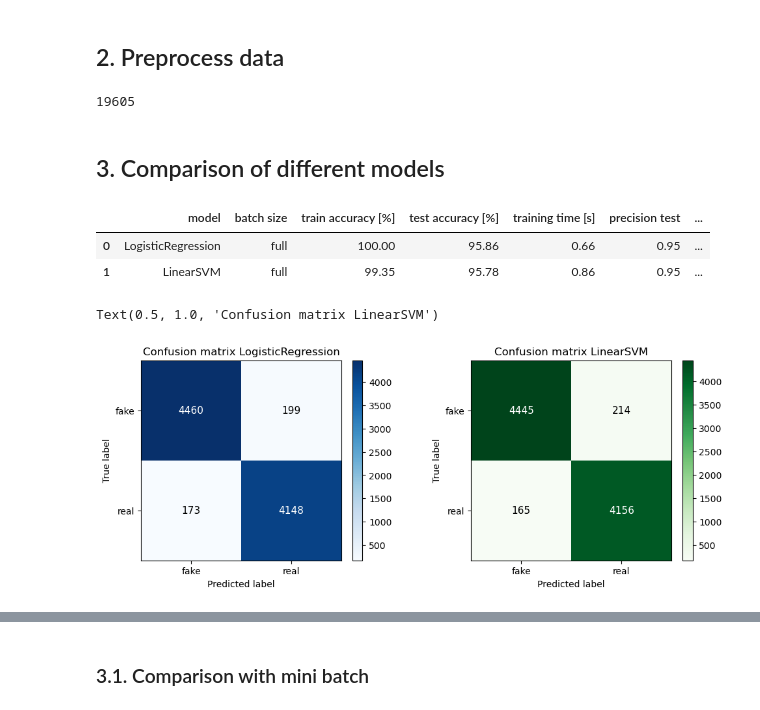
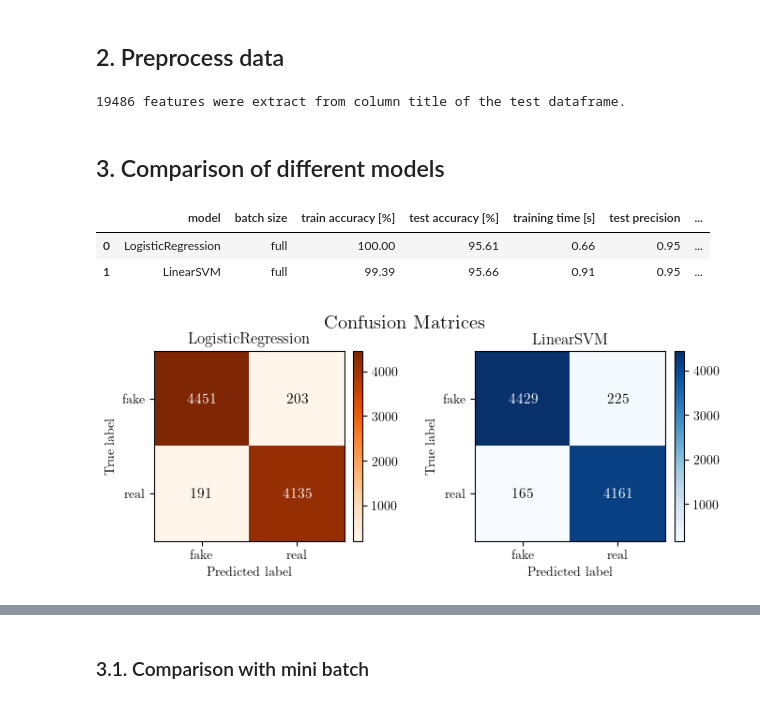
Before and after one commit to PH875/FakeNewsDetection_Project, a Jupyter notebook: fakenews_detection.ipynb, the cells around one changed output, grey strips where cells are left out. Saved outputs shown, nothing was run; the diff lists cells and outputs as text; code cells hidden in the pictures.

```diff
--- a/fakenews_detection.ipynb
+++ b/fakenews_detection.ipynb
@@ -1,16 +1,12 @@
 # %%
-RUN_MINI_BATCH_COMPARISON=False #Turn off for faster run
-SAVE_PLOTS=False
-
-#wordcloud resolution:
-WIDTH=800
-HEIGHT=600
+USE_TEX=True # Set to true to activate latex plots. This requires an installed latex distribution on the device
+SAVE_PLOTS=True # whether to save the plots cretaed in this notebook
+SAVE_TABLES=True # whether to save the tables cretaed in this notebook
 # %%
 #Enable autoreloading of imported modules
 %load_ext autoreload
 %autoreload 2
 
-#Import required packages
 import sys,os
 import matplotlib.pyplot as plt
 import numpy as np
@@ -18,5 +14,11 @@ import pandas as pd
 import scipy.sparse as sp
 from IPython.display import display, clear_output
 
+if USE_TEX: #activate tex for pyplot
+    plt.rcParams.update({
+        "text.usetex": True,
+        "font.family": "serif",
+    })
+
 #Add the repo root (one level up from this notebook) to sys.path
 sys.path.insert(0, os.path.abspath("../"))
@@ -107,9 +112,9 @@ X, offset=standardize_sparse_matrix(X)
 X_train, X_test=X[:len(train_df)], X[len(train_df):]
 # %%
 num_features=X_train.shape[1] #number of extracted features from train_df[column]
-num_features
+print(f"{num_features} features were extract from column {column} of the test dataframe.")
 # %% [output]
-19605
+19486 features were extract from column title of the test dataframe.
 # %% [markdown]
 ## 3. Comparison of different models
 # %%
@@ -128,7 +133,7 @@ import time
 from courselib.utils.metrics import binary_accuracy, precision, recall, f1_score
 
 num_epochs=100 #number of epochs
-bs=len(train_df) #batch size
+bs=len(train_df) #batch size (here full batch)
 
 results=[]
 
@@ -149,42 +154,48 @@ start_LR=time.time()
 metrics_history_LR=model_LR.fit(X_train, Y_train, num_epochs=num_epochs, batch_size=bs, compute_metrics=True, metrics_dict=metrics_dict_LR)
 end_LR=time.time()
 
-start_SVM=time.time()
+start_SVM=time.time() #measure training time
 metrics_history_SVM=model_SVM.fit(X_train, Y_train_neg, num_epochs=num_epochs, batch_size=bs, compute_metrics=True, metrics_dict=metrics_dict_SVM)
 end_SVM=time.time()
-
-
 
 
 results.append({'model':'LogisticRegression', 'batch size': 'full' if bs==len(train_df) else bs,
          'train accuracy [%]':round(metrics_history_LR['train accuracy'][-1],2),
          'test accuracy [%]':round(metrics_history_LR['test accuracy'][-1],2), 'training time [s]': round(end_LR-start_LR,2),
-         'precision test': round(precision(model_LR(X_test), Y_test),2),
-         'recall test': round(recall(model_LR(X_test), Y_test),2),
-         'f1-score test': round(f1_score(model_LR(X_test), Y_test),2)
+         'test precision': round(precision(model_LR(X_test), Y_test),2),
+         'test recall': round(recall(model_LR(X_test), Y_test),2),
+         'test f1-score': round(f1_score(model_LR(X_test), Y_test),2)
          })
 results.append({'model':'LinearSVM', 'batch size': 'full' if bs==len(train_df) else bs,
               'train accuracy [%]':round(metrics_history_SVM['train accuracy'][-1],2),
               'test accuracy [%]':round(metrics_history_SVM['test accuracy'][-1],2), 'training time [s]': round(end_SVM-start_SVM,2),
-              'precision test': round(precision(model_SVM(X_test), Y_test_neg),2),
-              'recall test': round(recall(model_SVM(X_test), Y_test_neg),2),
-              'f1-score test': round(f1_score(model_SVM(X_test), Y_test_neg),2)
+              'test precision': round(precision(model_SVM(X_test), Y_test_neg),2),
+              'test recall': round(recall(model_SVM(X_test), Y_test_neg),2),
+              'test f1-score': round(f1_score(model_SVM(X_test), Y_test_neg),2)
          })
 results_df=pd.DataFrame(results)
 results_df
 # %% [output]
-|  | model | batch size | train accuracy [%] | test accuracy [%] | training time [s] | precision test | ... |
-| 0 | LogisticRegression | full | 100.00 | 95.86 | 0.66 | 0.95 | ... |
-| 1 | LinearSVM | full | 99.35 | 95.78 | 0.86 | 0.95 | ... |
+|  | model | batch size | train accuracy [%] | test accuracy [%] | training time [s] | test precision | ... |
+| 0 | LogisticRegression | full | 100.00 | 95.61 | 0.66 | 0.95 | ... |
+| 1 | LinearSVM | full | 99.39 | 95.66 | 0.91 | 0.95 | ... |
 # %%
 from courselib.utils.metrics import binary_confusion_matrix, plot_confusion_matrix
-fig,ax=plt.subplots(1,2, figsize=(12,4))
-plot_confusion_matrix(binary_confusion_matrix(y_true=Y_test, y_pred=model_LR(X_test), plot=False),ax=ax[0], show_plt=False, class_names=['fake', 'real'], rotation=0, ha='center')
-plot_confusion_matrix(binary_confusion_matrix(y_true=Y_test_neg, y_pred=model_SVM(X_test), plot=False, labels=[-1,1]),cmap='Greens',ax=ax[1], show_plt=False,class_names=['fake', 'real'], rotation=0, ha='center')
-ax[0].set_title('Confusion matrix LogisticRegression')
-ax[1].set_title('Confusion matrix LinearSVM')
+
+# Plot confusion matrices:
+
+fig,ax=plt.subplots(1,2, figsize=(7,3))
+plot_confusion_matrix(binary_confusion_matrix(y_true=Y_test, y_pred=model_LR(X_test), plot=False),ax=ax[0], cmap='Oranges', show_plt=False, class_names=['fake', 'real'], rotation=0, ha='center')
+plot_confusion_matrix(binary_confusion_matrix(y_true=Y_test_neg, y_pred=model_SVM(X_test), plot=False, labels=[-1,1]),cmap='Blues',ax=ax[1], show_plt=False,class_names=['fake', 'real'], rotation=0, ha='center')
+ax[0].set_title('LogisticRegression')
+ax[1].set_title('LinearSVM')
+plt.tight_layout()
+plt.suptitle("Confusion Matrices", fontsize=15)
+plt.subplots_adjust(top=0.85)
+if SAVE_PLOTS: # save figure
+    plt.savefig('figures/model_comparison_confusion_matrices.pdf', format='pdf')
+plt.show()
 # %% [output]
-Text(0.5, 1.0, 'Confusion matrix LinearSVM')
-[figure, old version]
+[figure, new version]
 # %%
 #Plot
```
Also changed, not shown: parts of 13 cells of this notebook.
